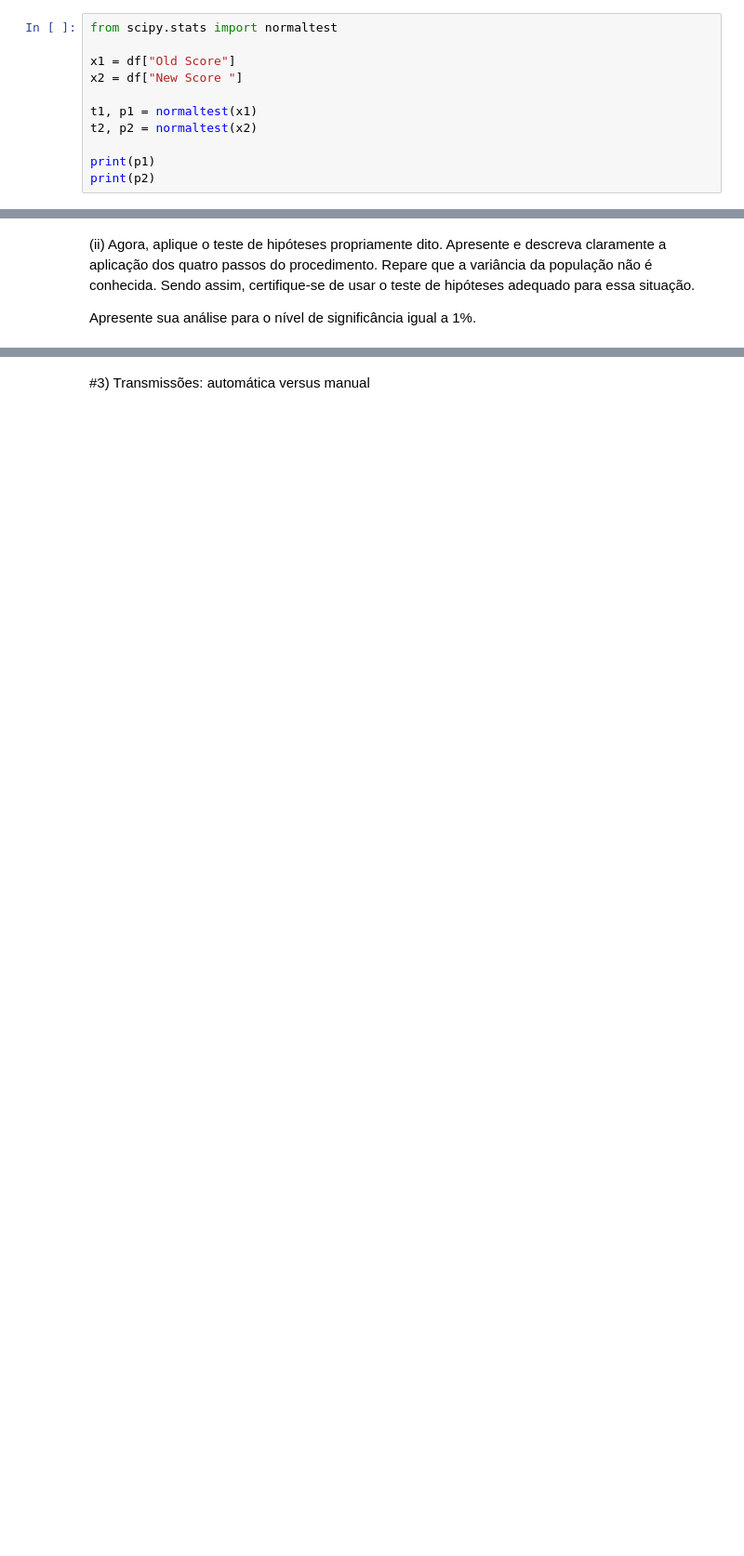
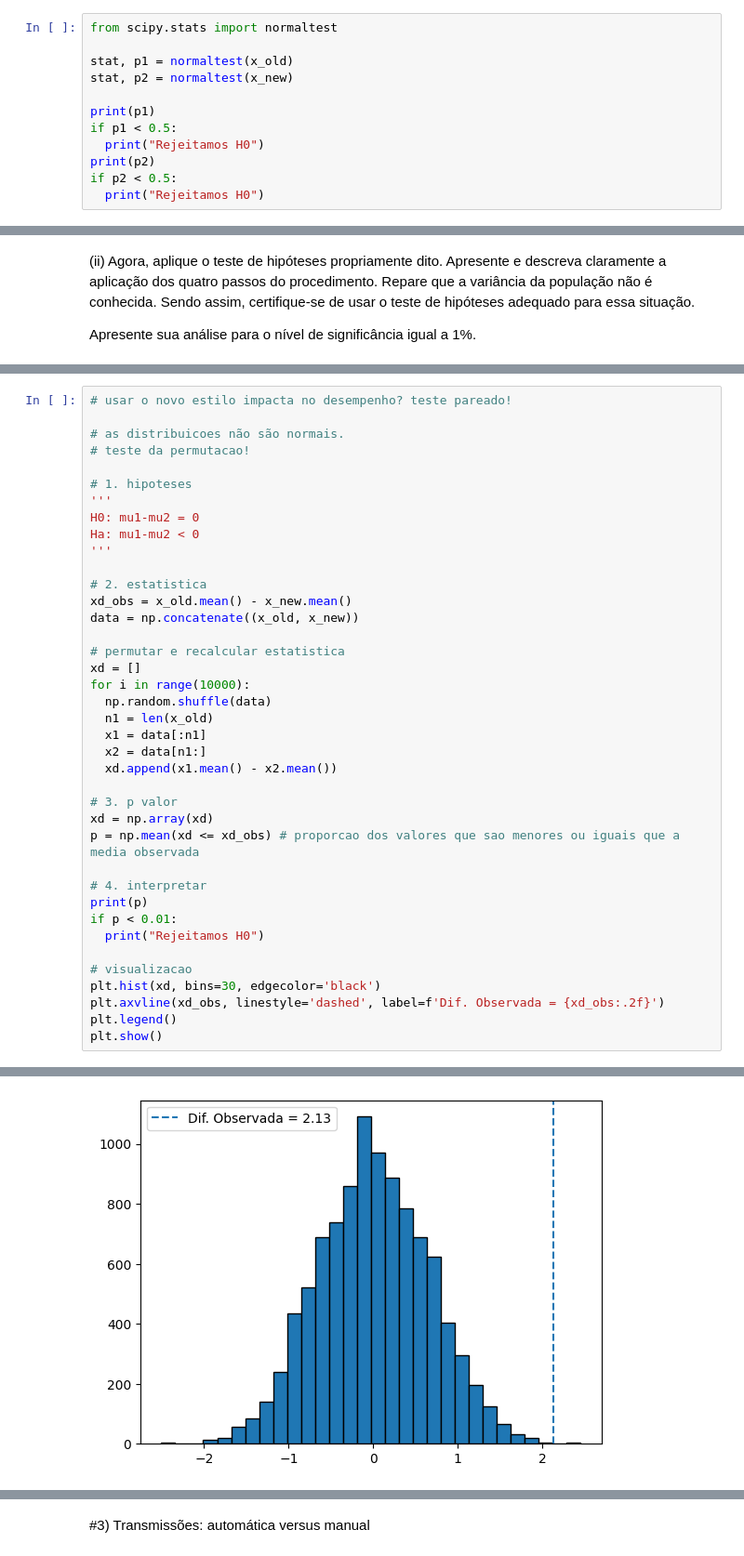
Before and after one commit to stepsbtw/Statistical-Inference, a Jupyter notebook: GCC1625_2025_1_T2_CAIO_PASSOS_TORKST_FERREIRA.ipynb, the cells around one changed output, grey strips where cells are left out. Shown at 93% size. Drawn from its saved outputs; the diff is of its cells as text; blank space fills up the shorter version.

```diff
--- a/GCC1625_2025_1_T2_CAIO_PASSOS_TORKST_FERREIRA.ipynb
+++ b/GCC1625_2025_1_T2_CAIO_PASSOS_TORKST_FERREIRA.ipynb
@@ -95,13 +120,14 @@ Para cada uma das amostras fornecidas, verifique essa hipótese usando dois dos
 # %%
 from scipy.stats import normaltest
 
-x1 = df["Old Score"]
-x2 = df["New Score "]
-
-t1, p1 = normaltest(x1)
-t2, p2 = normaltest(x2)
+stat, p1 = normaltest(x_old)
+stat, p2 = normaltest(x_new)
 
 print(p1)
+if p1 < 0.5:
+  print("Rejeitamos H0")
 print(p2)
+if p2 < 0.5:
+  print("Rejeitamos H0")
 # %% [output]
 1.4234036860841066e-06
@@ -136,0 +157,40 @@ Rejeitamos a hipótese nula. Existe evidência de que o novo taco proporcionou s
+# %%
+# usar o novo estilo impacta no desempenho? teste pareado!
+
+# as distribuicoes não são normais.
+# teste da permutacao!
+
+# 1. hipoteses
+'''
+H0: mu1-mu2 = 0
+Ha: mu1-mu2 < 0
+'''
+
+# 2. estatistica
+xd_obs = x_old.mean() - x_new.mean()
+data = np.concatenate((x_old, x_new))
+
+# permutar e recalcular estatistica
+xd = []
+for i in range(10000):
+  np.random.shuffle(data)
+  n1 = len(x_old)
+  x1 = data[:n1]
+  x2 = data[n1:]
+  xd.append(x1.mean() - x2.mean())
+
+# 3. p valor
+xd = np.array(xd)
+p = np.mean(xd <= xd_obs) # proporcao dos valores que sao menores ou iguais que a media observada
+
+# 4. interpretar
+print(p)
+if p < 0.01:
+  print("Rejeitamos H0")
+
+# visualizacao
+plt.hist(xd, bins=30, edgecolor='black')
+plt.axvline(xd_obs, linestyle='dashed', label=f'Dif. Observada = {xd_obs:.2f}')
+plt.legend()
+plt.show()
+# %% [output]
@@ -136,0 +198 @@ Rejeitamos a hipótese nula. Existe evidência de que o novo taco proporcionou s
+[figure, added]
```
Also changed, not shown: parts of 111 cells of this notebook.
